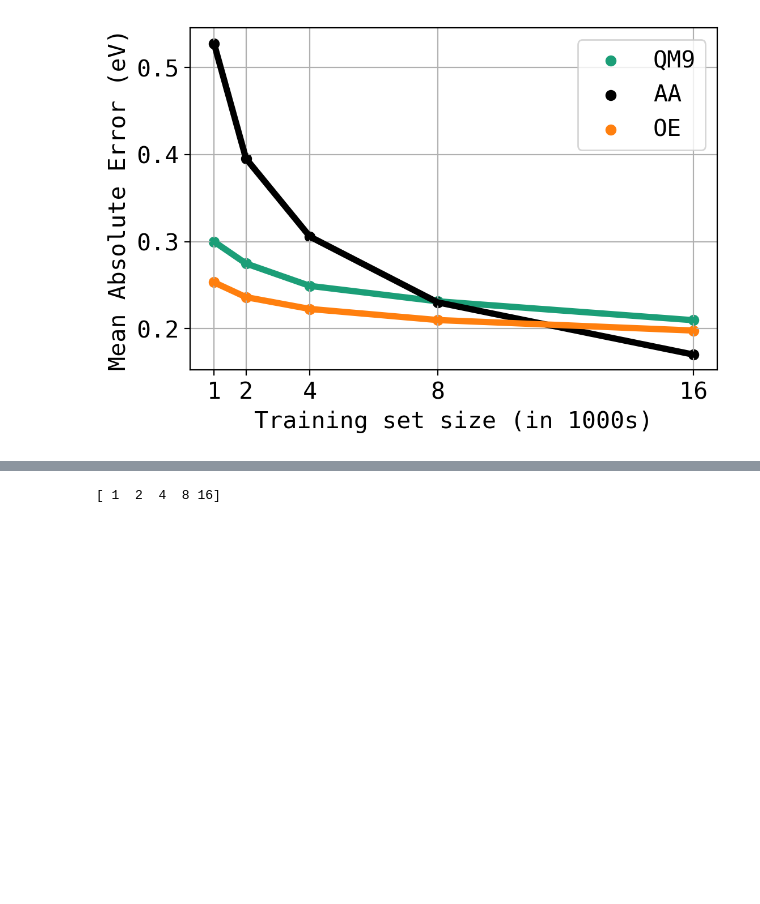
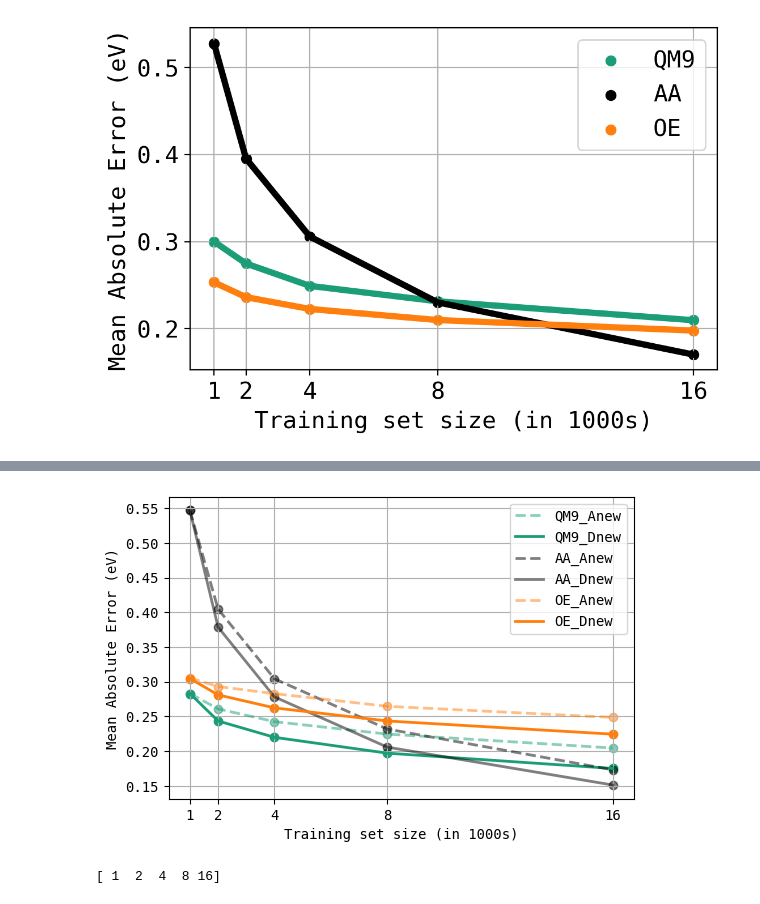
Before and after one commit to kunalghosh/Multi_Fidelity_Prediction_GP, a Jupyter notebook: mfgp/task1_new/puhti_runs/MakePlots.ipynb, the cells around one changed output, grey strips where cells are left out. Saved outputs shown, nothing was run; the diff lists cells and outputs as text; code cells hidden in the pictures; blank space fills up the shorter version.

```diff
--- a/mfgp/task1_new/puhti_runs/MakePlots.ipynb
+++ b/mfgp/task1_new/puhti_runs/MakePlots.ipynb
@@ -476,3 +509,53 @@ plot_figure_1("csv_files/old_csvs/Active_learning_results - AA_A_EXP_old.csv",
+# %%
+def plot_figure_a_and_d(aa_a, qm9_a, oe_a, aa_d, qm9_d, oe_d):
+    aa_a = pd.read_csv(aa_a)
+    qm9_a = pd.read_csv(qm9_a)
+    oe_a = pd.read_csv(oe_a)
+
+    aa_d = pd.read_csv(aa_d)
+    qm9_d = pd.read_csv(qm9_d)
+    oe_d = pd.read_csv(oe_d)
+
+    set_mpl_params_meeting(matplotlib)
+    #plt.figure(figsize=(6,4), dpi=200)
+    labs, labels = get_labels()
+
+    batch_size = qm9_a.train_size // 1000
+
+    plt.plot(batch_size, qm9_a.mean_vals.to_numpy(), "--" , color="#1b9e77", alpha=0.5, label="QM9_Anew")
+    plt.scatter(batch_size, qm9_a.mean_vals.to_numpy(), color="#1b9e77", alpha =0.5)
+
+    plt.plot(batch_size, qm9_d.mean_vals.to_numpy(), color="#1b9e77", label="QM9_Dnew")
+    plt.scatter(batch_size, qm9_d.mean_vals.to_numpy(), color="#1b9e77")
+
+    # ------------ AA -------------
+    plt.plot(batch_size, aa_a.mean_vals.to_numpy(), "--" , color="k", alpha=0.5, label="AA_Anew")
+    plt.scatter(batch_size, aa_a.mean_vals.to_numpy(), color="k", alpha=0.5)
+
+    plt.plot(batch_size, aa_d.mean_vals.to_numpy(), color="k", alpha=0.5, label="AA_Dnew")
+    plt.scatter(batch_size, aa_d.mean_vals.to_numpy(), color="k", alpha=0.5)
+    # ------------ AA -------------
+    plt.plot(batch_size, oe_a.mean_vals.to_numpy(), "--" , color="tab:orange", alpha=0.5, label="OE_Anew")
+    plt.scatter(batch_size, oe_a.mean_vals.to_numpy(), color="tab:orange", alpha=0.5)
+
+    plt.plot(batch_size, oe_d.mean_vals.to_numpy(), color="tab:orange", label="OE_Dnew")
+    plt.scatter(batch_size, oe_d.mean_vals.to_numpy(), color="tab:orange")
+
+    plt.xticks(batch_size)
+    # plt.xscale("linear")
+    plt.legend()
+    plt.xlabel("Training set size (in 1000s)")
+    plt.ylabel("Mean Absolute Error (eV)")
+    plt.grid()
+
+plot_figure_a_and_d("csv_files/old_csvs/Active_learning_results - AA_A_EXP.csv",
+              "csv_files/old_csvs/Active_learning_results - QM9_A_EXP.csv",
+              "csv_files/old_csvs/Active_learning_results - OE_A_EXP.csv",
+              "csv_files/old_csvs/Active_learning_results - AA_D_EXP.csv",
+              "csv_files/old_csvs/Active_learning_results - QM9_D_EXP.csv",
+              "csv_files/old_csvs/Active_learning_results - OE_D_EXP.csv")
+# %% [output]
+[figure, added]
 # %%
 def plot_abcd(lop,lol):
     """
```
Also changed, not shown: parts of 20 cells of this notebook, 2 other files.
